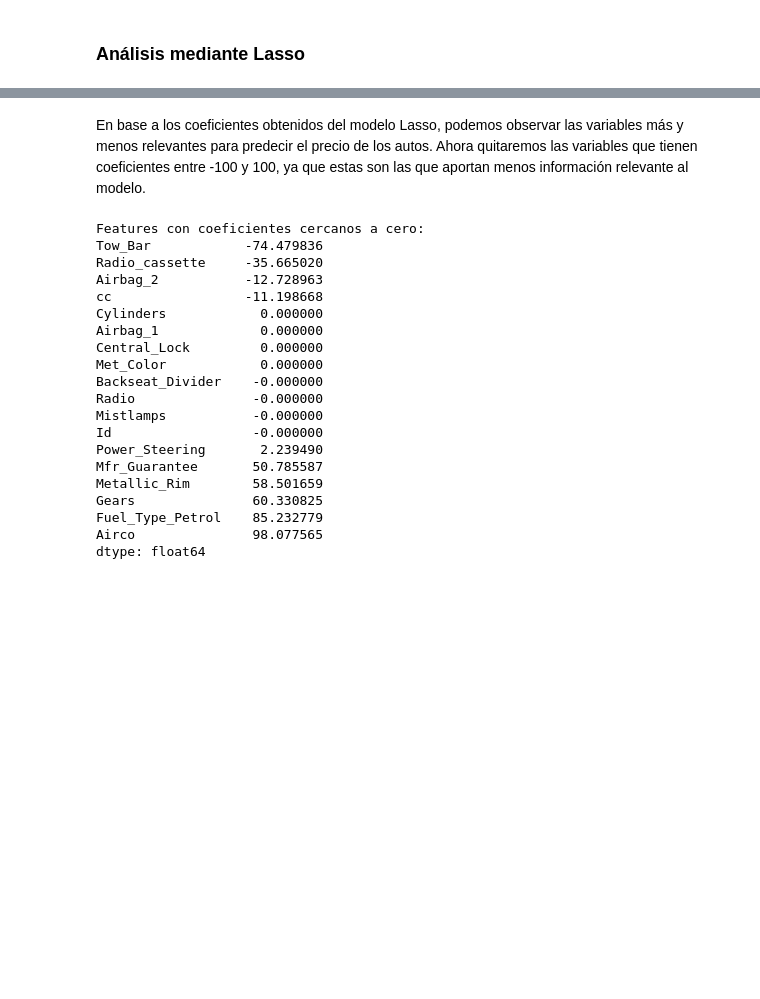
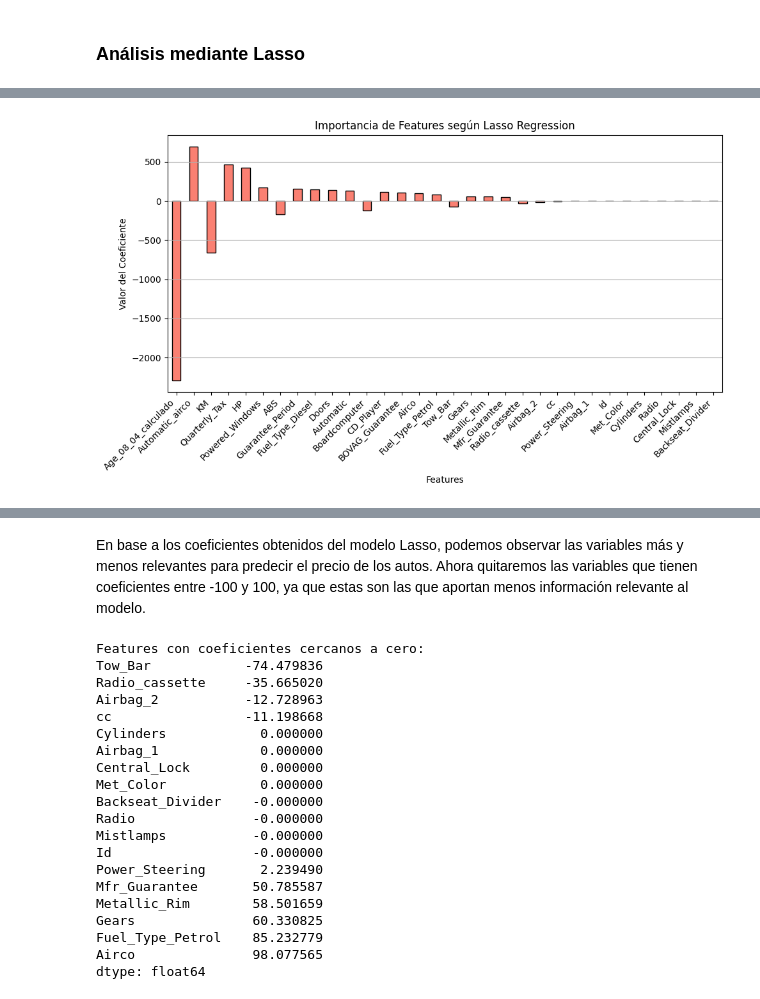
Before and after one commit to lucasdepetrisd/toyota_project, a Jupyter notebook: toyota_project/notebooks/lasso.ipynb, the cells around one changed output, grey strips where cells are left out. Saved outputs shown, nothing was run; the diff lists cells and outputs as text; code cells hidden in the pictures; blank space fills up the shorter version.

```diff
--- a/toyota_project/notebooks/lasso.ipynb
+++ b/toyota_project/notebooks/lasso.ipynb
@@ -86,3 +87,21 @@ plt.show()
+# %%
+import matplotlib.pyplot as plt
+
+# Ordenar coeficientes por valor absoluto
+coef_sort = coeficientes.reindex(coeficientes.abs().sort_values(ascending=False).index)
+
+# Gráfico
+plt.figure(figsize=(10, 6))
+coef_sort.plot(kind='bar', color='salmon', edgecolor='black')
+plt.title("Importancia de Features según Lasso Regression")
+plt.ylabel("Valor del Coeficiente")
+plt.xlabel("Features")
+plt.xticks(rotation=45, ha="right")
+plt.grid(axis='y')
+plt.tight_layout()
+plt.show()
+# %% [output]
+[figure, added]
 # %%
 from sklearn.linear_model import LassoCV
 from sklearn.preprocessing import StandardScaler
```
Also changed, not shown: parts of 6 cells of this notebook, 4 other files.
